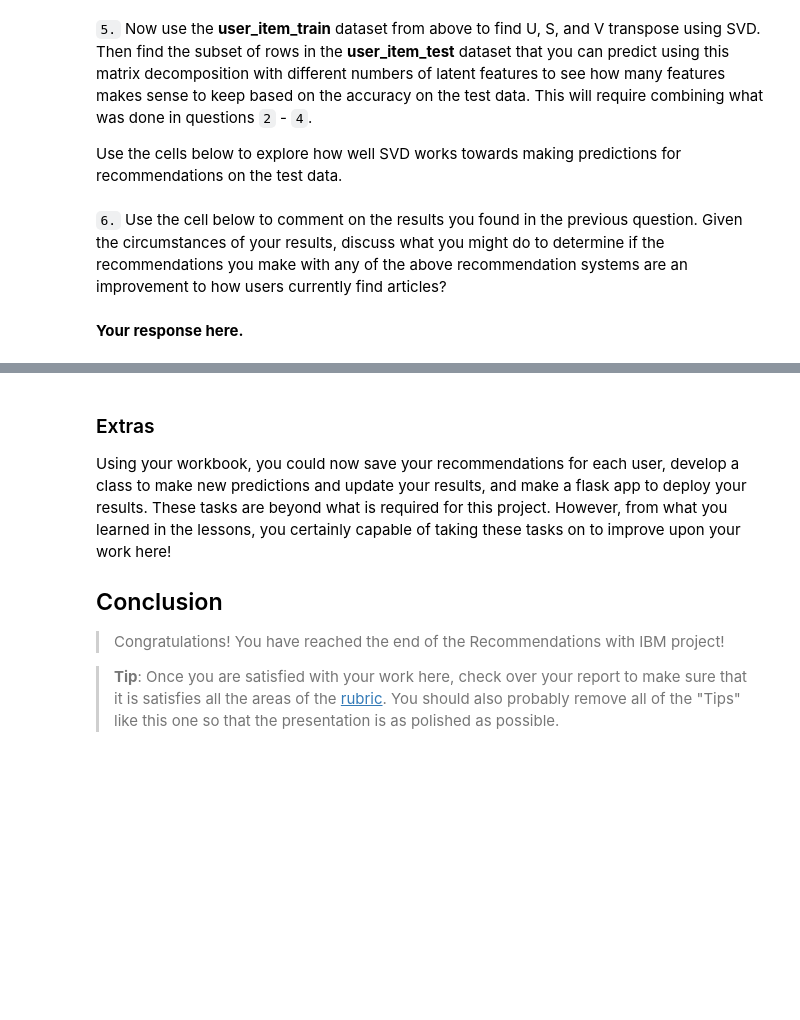
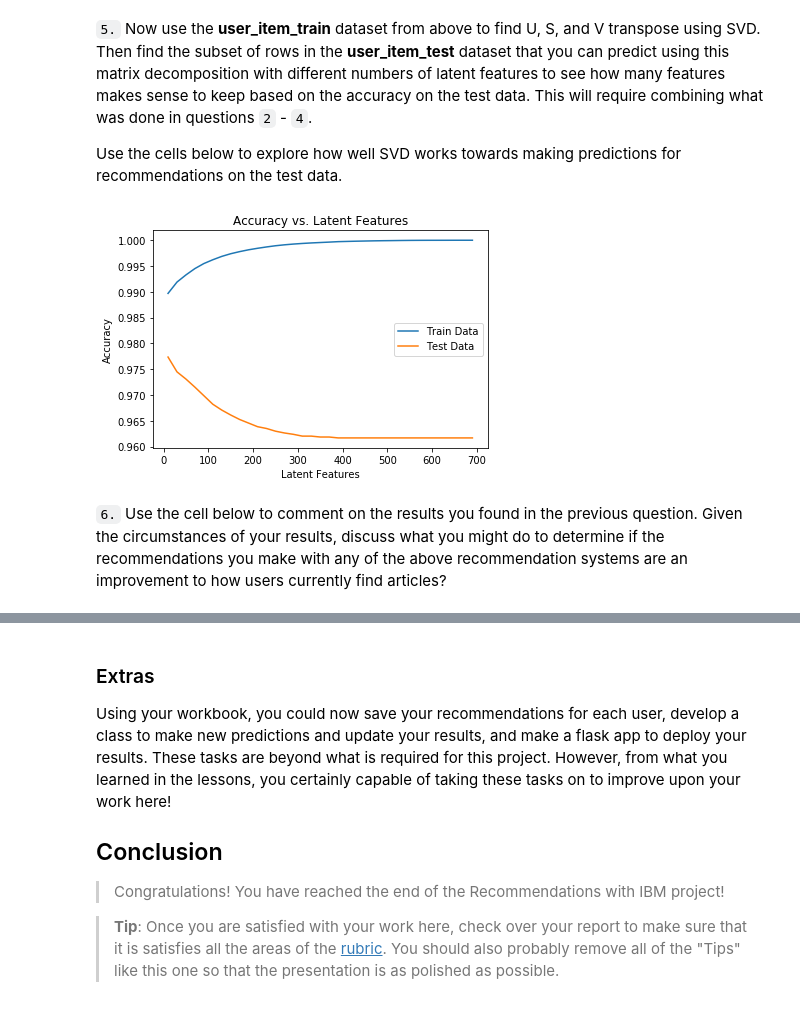
Before and after one commit to aseemnarula1/Recommendations_with_IBM, a Jupyter notebook: Recommendations_with_IBM.ipynb, the cells around one changed output, grey strips where cells are left out. Cells and saved outputs as stored; diff of their text form; code cells hidden in the pictures; blank space fills up the shorter version.

```diff
--- a/Recommendations_with_IBM_v1.ipynb
+++ b/Recommendations_with_IBM.ipynb
@@ -826,4 +869,4 @@ user_item_matrix.head()
 # %%
 # Perform SVD on the User-Item Matrix Here
 
-u, s, vt = # use the built in to get the three matrices
+u, s, vt = np.linalg.svd(user_item_matrix) # use the built in to get the three matrices
@@ -908,5 +1002,5 @@ t.sol_4_test(sol_4_dict)
 
 Use the cells below to explore how well SVD works towards making predictions for recommendations on the test data.
 # %%
-# fit SVD on the user_item_train matrix
-u_train, s_train, vt_train = # fit svd similar to above then use the cells below
+# fit SVD on the user_item_train matrices
+u_train, s_train, vt_train = np.linalg.svd(np.array(user_item_train, dtype='int'))
@@ -916,4 +1010,41 @@ u_train, s_train, vt_train = # fit svd similar to above then use the cells below
+# %%
+row_indexs = user_item_train.index.isin(test_idx)
+column_indexs = user_item_train.columns.isin(test_arts)
+
+u_test = u_train[row_indexs, :]
+vt_test = vt_train[:, column_indexs]
+# %%
+train_errors = []
+test_errors = []
+
+
+for k in num_latent_feats:
+    s_train_latent, u_train_latent, vt_train_latent = np.diag(s_train[:k]), u_train[:, :k], vt_train[:k, :]
+    u_test_latent, vt_test_latent = u_test[:, :k], vt_test[:k, :]
+
+
+    user_item_train_predicts = np.around(np.dot(np.dot(u_train_latent, s_train_latent), vt_train_latent))
+    user_item_test_predicts = np.around(np.dot(np.dot(u_test_latent, s_train_latent), vt_test_latent))
+
+
+    # Calculating error of the test and training data
+    differences_train = np.subtract(user_item_train, user_item_train_predicts)
+    differences_test = np.subtract(user_item_test, user_item_test_predicts)
+
+    train_err = np.sum(np.sum(np.abs(differences_train)))
+    test_err = np.sum(np.sum(np.abs(differences_test)))
+
+    train_errors.append(train_err)
+    test_errors.append(test_err)
+# %%
+# Plotting the graph with Accuracy vs. Latent Features
+plt.plot(num_latent_feats, 1 - np.array(train_errors)/(user_item_train.shape[0]*user_item_test.shape[1]), label='Train Data');
+plt.plot(num_latent_feats, 1 - np.array(test_errors)/(user_item_test.shape[0]*user_item_test.shape[1]), label='Test Data');
+plt.xlabel('Latent Features');
+plt.ylabel('Accuracy');
+plt.title('Accuracy vs. Latent Features');
+plt.legend();
+# %% [output]
+[figure, added]
 # %% [markdown]
 `6.` Use the cell below to comment on the results you found in the previous question. Given the circumstances of your results, discuss what you might do to determine if the recommendations you make with any of the above recommendation systems are an improvement to how users currently find articles?
-# %% [markdown]
-**Your response here.**
```
Also changed, not shown: parts of 26 cells of this notebook, 1 other file.
